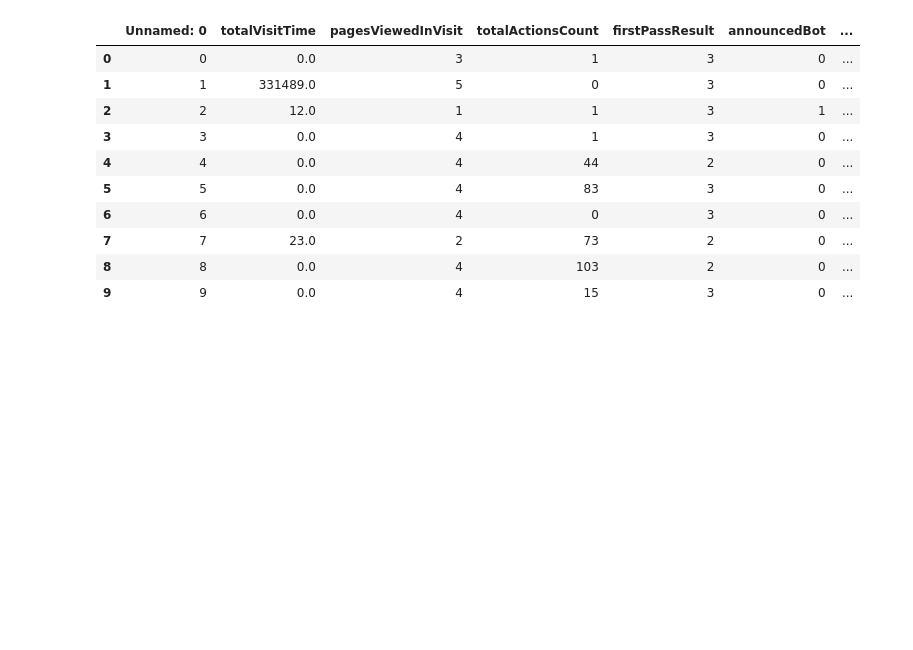
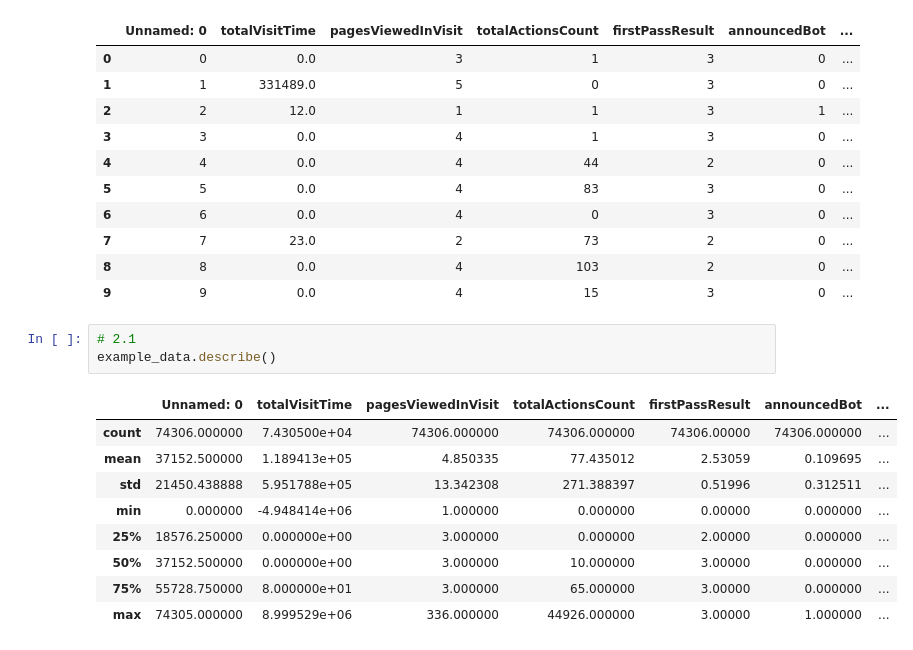
Before and after one commit to MichealNestor01/Veracity-Trust-Network-Event, a Jupyter notebook: exercises.ipynb, the cells around one changed output. Drawn from its saved outputs; the diff is of its cells as text; blank space fills up the shorter version.

```diff
--- a/exercises.ipynb
+++ b/exercises.ipynb
@@ -69,3 +69,16 @@ example_data[:10]
 | 7 | 7 | 23.0 | 2 | 73 | 2 | 0 | ... |
 | 8 | 8 | 0.0 | 4 | 103 | 2 | 0 | ... |
 | 9 | 9 | 0.0 | 4 | 15 | 3 | 0 | ... |
+# %%
+# 2.1
+example_data.describe()
+# %% [output]
+|  | Unnamed: 0 | totalVisitTime | pagesViewedInVisit | totalActionsCount | firstPassResult | announcedBot | ... |
+| count | 74306.000000 | 7.430500e+04 | 74306.000000 | 74306.000000 | 74306.00000 | 74306.000000 | ... |
+| mean | 37152.500000 | 1.189413e+05 | 4.850335 | 77.435012 | 2.53059 | 0.109695 | ... |
+| std | 21450.438888 | 5.951788e+05 | 13.342308 | 271.388397 | 0.51996 | 0.312511 | ... |
+| min | 0.000000 | -4.948414e+06 | 1.000000 | 0.000000 | 0.00000 | 0.000000 | ... |
+| 25% | 18576.250000 | 0.000000e+00 | 3.000000 | 0.000000 | 2.00000 | 0.000000 | ... |
+| 50% | 37152.500000 | 0.000000e+00 | 3.000000 | 10.000000 | 3.00000 | 0.000000 | ... |
+| 75% | 55728.750000 | 8.000000e+01 | 3.000000 | 65.000000 | 3.00000 | 0.000000 | ... |
+| max | 74305.000000 | 8.999529e+06 | 336.000000 | 44926.000000 | 3.00000 | 1.000000 | ... |
```
Also changed, not shown: parts of 3 cells of this notebook.
